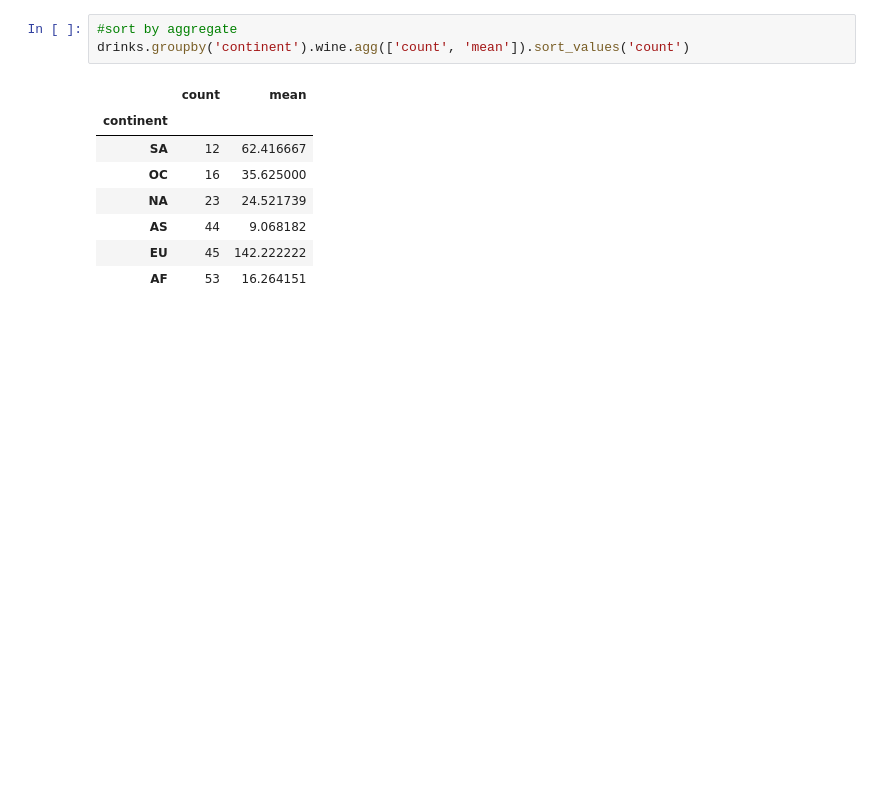
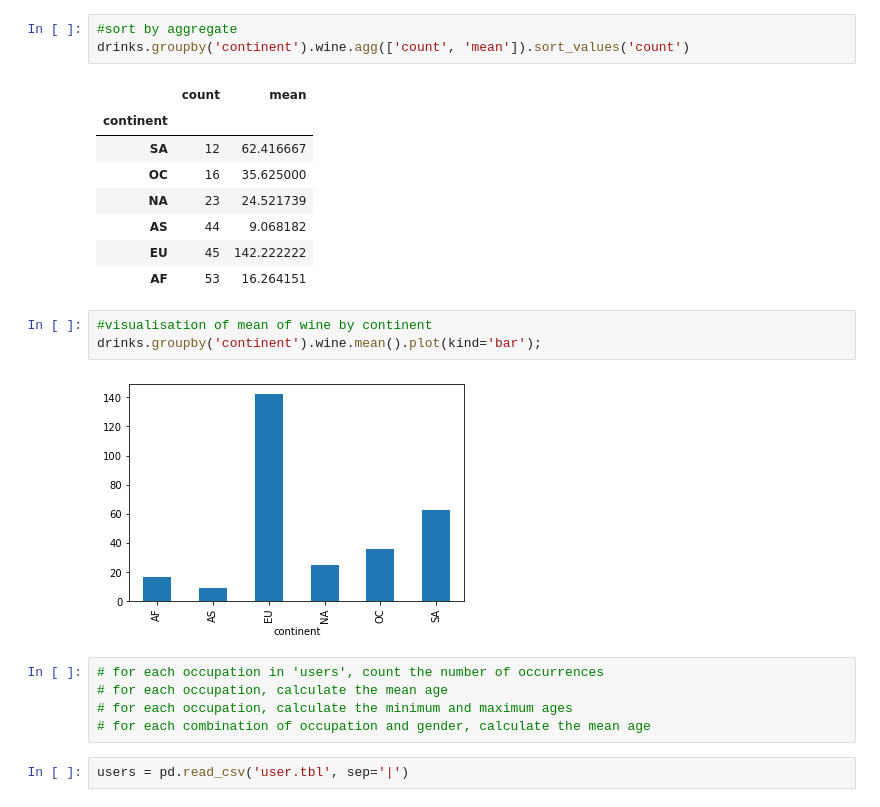
Before and after one commit to amieholmes/bootcamp2, a Jupyter notebook: DS2 CODING PRACTICE - BOOTCAMP.ipynb, the cells around one changed output. Saved outputs shown, nothing was run; the diff lists cells and outputs as text; blank space fills up the shorter version.

```diff
--- a/DS2 CODING PRACTICE - BOOTCAMP.ipynb
+++ b/DS2 CODING PRACTICE - BOOTCAMP.ipynb
@@ -1062,3 +1062,15 @@ drinks.groupby('continent').wine.agg(['count', 'mean']).sort_values('count')
 | AS | 44 | 9.068182 |
 | EU | 45 | 142.222222 |
 | AF | 53 | 16.264151 |
+# %%
+#visualisation of mean of wine by continent
+drinks.groupby('continent').wine.mean().plot(kind='bar');
+# %% [output]
+[figure, added]
+# %%
+# for each occupation in 'users', count the number of occurrences
+# for each occupation, calculate the mean age
+# for each occupation, calculate the minimum and maximum ages
+# for each combination of occupation and gender, calculate the mean age
+# %%
+users = pd.read_csv('user.tbl', sep='|')
```
Also changed, not shown: parts of 12 cells of this notebook.
